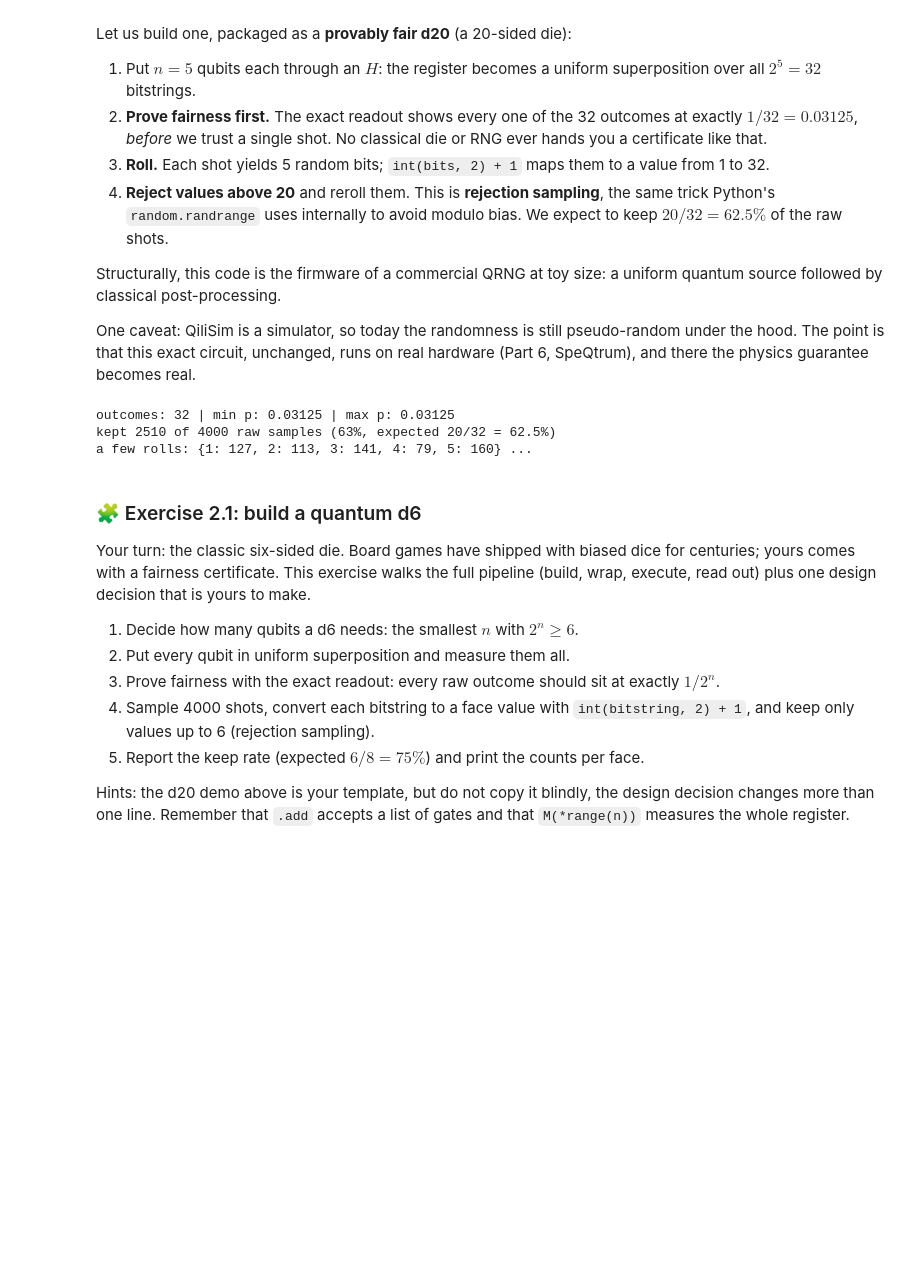
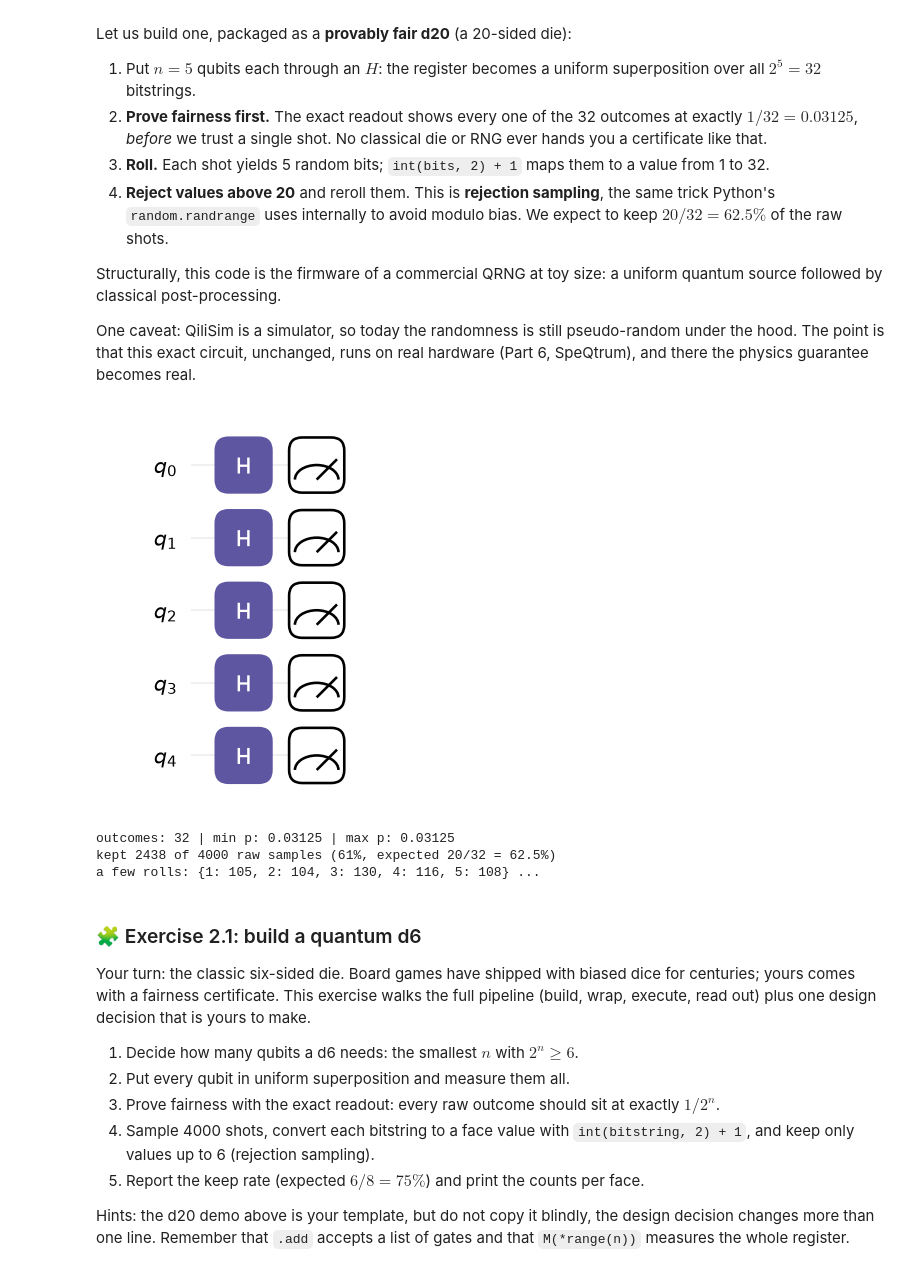
Before and after one commit to qilimanjaro-tech/europython2026-qilisdk-tutorial, a Jupyter notebook: notebooks/solutions/02_circuits.ipynb, the cells around one changed output. Drawn from its saved outputs; the diff is of its cells as text; code cells hidden in the pictures; blank space fills up the shorter version.

```diff
--- a/notebooks/solutions/02_circuits.ipynb
+++ b/notebooks/solutions/02_circuits.ipynb
@@ -188,33 +282,35 @@ One caveat: QiliSim is a simulator, so today the randomness is still pseudo-rand
 # %%
 from collections import Counter
 
 n = 5                                        # 5 qubits -> 32 raw outcomes
 d20 = Circuit(n)
 d20.add([H(q) for q in range(n)])            # .add also accepts a list of gates
 d20.add(M(*range(n)))
+d20.draw()                                   # 5 Hadamards in parallel = a uniform 5-bit source
 
 # fairness proof: every outcome at exactly 1/32
 d20_exact = QiliSim().execute(DigitalPropagation(d20), Readout().with_state_tomography())
 d20_probs = d20_exact.state_tomography.probabilities
 print("outcomes:", len(d20_probs),
       "| min p:", round(min(d20_probs.values()), 6),
       "| max p:", round(max(d20_probs.values()), 6))
 
 # roll it: sample, then reject values above 20
 d20_result = QiliSim().execute(DigitalPropagation(d20), Readout().with_sampling(nshots=4000))
 rolls = Counter()
 kept = 0
 for bitstring, count in d20_result.get_samples().items():
     value = int(bitstring, 2) + 1            # 5 bits -> a value in 1..32
     if value <= 20:                          # rejection sampling, like real QRNGs do
         rolls[value] += count
         kept += count
 print(f"kept {kept} of 4000 raw samples ({kept / 4000:.0%}, expected 20/32 = 62.5%)")
 print("a few rolls:", dict(sorted(rolls.items())[:5]), "...")
 # %% [output]
+[figure, added]
 outcomes: 32 | min p: 0.03125 | max p: 0.03125
-kept 2510 of 4000 raw samples (63%, expected 20/32 = 62.5%)
-a few rolls: {1: 127, 2: 113, 3: 141, 4: 79, 5: 160} ...
+kept 2438 of 4000 raw samples (61%, expected 20/32 = 62.5%)
+a few rolls: {1: 105, 2: 104, 3: 130, 4: 116, 5: 108} ...
 # %% [markdown]
 ### 🧩 Exercise 2.1: build a quantum d6
 
```
Also changed, not shown: parts of 9 cells of this notebook, 3 other files.
